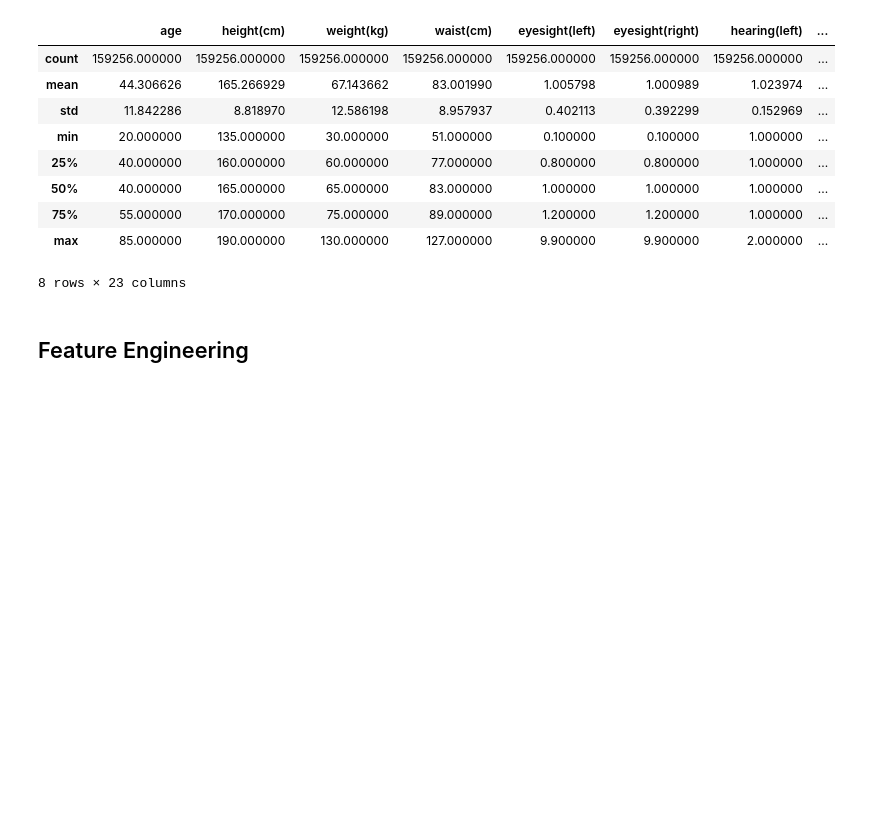
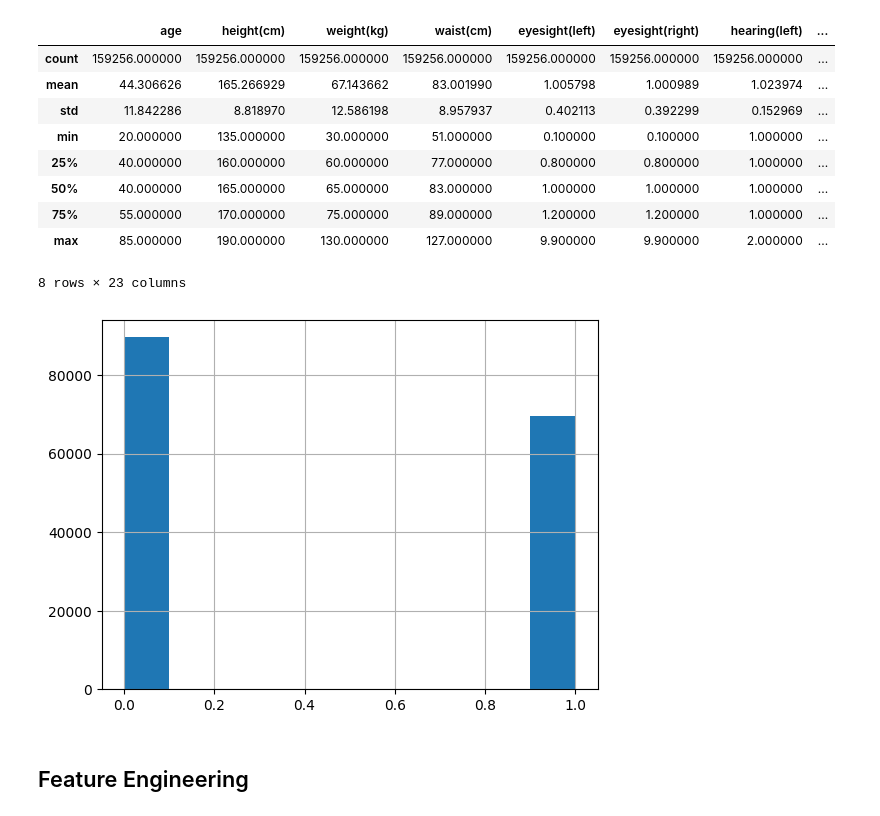
Before and after one commit to Ajinkya-18/Smoker-Detection, a Jupyter notebook: notebooks/smoker_detection.ipynb, the cells around one changed output. Saved outputs shown, nothing was run; the diff lists cells and outputs as text; code cells hidden in the pictures; blank space fills up the shorter version.

```diff
--- a/notebooks/smoker_detection.ipynb
+++ b/notebooks/smoker_detection.ipynb
@@ -57,6 +57,11 @@ train_df.describe()
 | 75% | 55.000000 | 170.000000 | 75.000000 | 89.000000 | 1.200000 | 1.200000 | 1.000000 | ... |
 | max | 85.000000 | 190.000000 | 130.000000 | 127.000000 | 9.900000 | 9.900000 | 2.000000 | ... |
 8 rows × 23 columns
+# %%
+train_df['smoking'].hist()
+plt.show()
+# %% [output]
+[figure, added]
 # %% [markdown]
 ## Feature Engineering
 # %%
```
Also changed, not shown: parts of 56 cells of this notebook, 8 other files.
